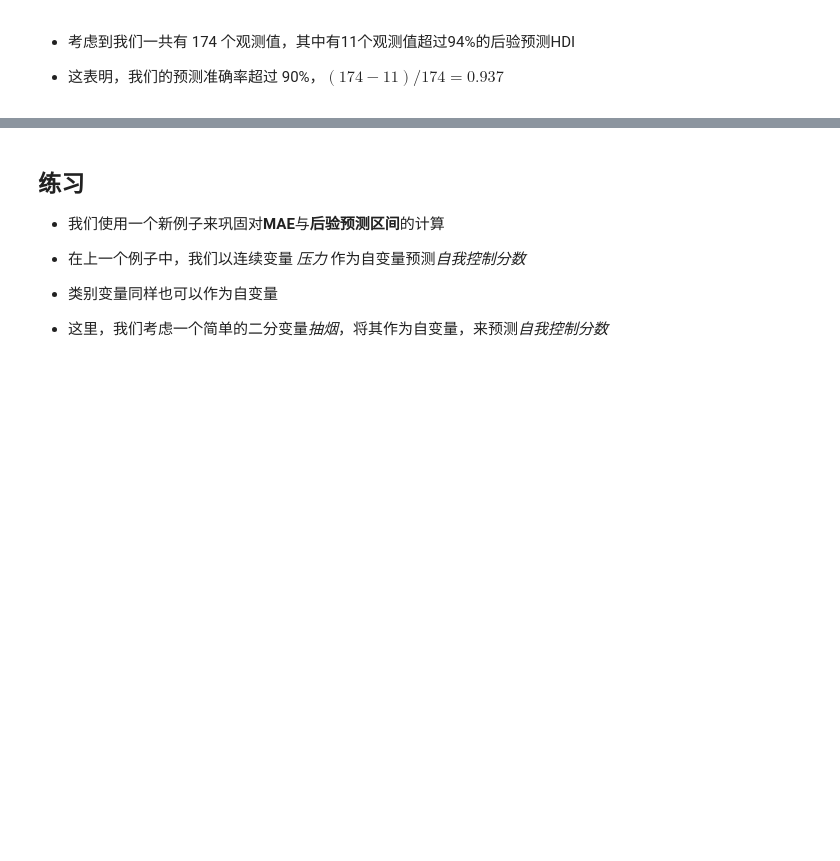
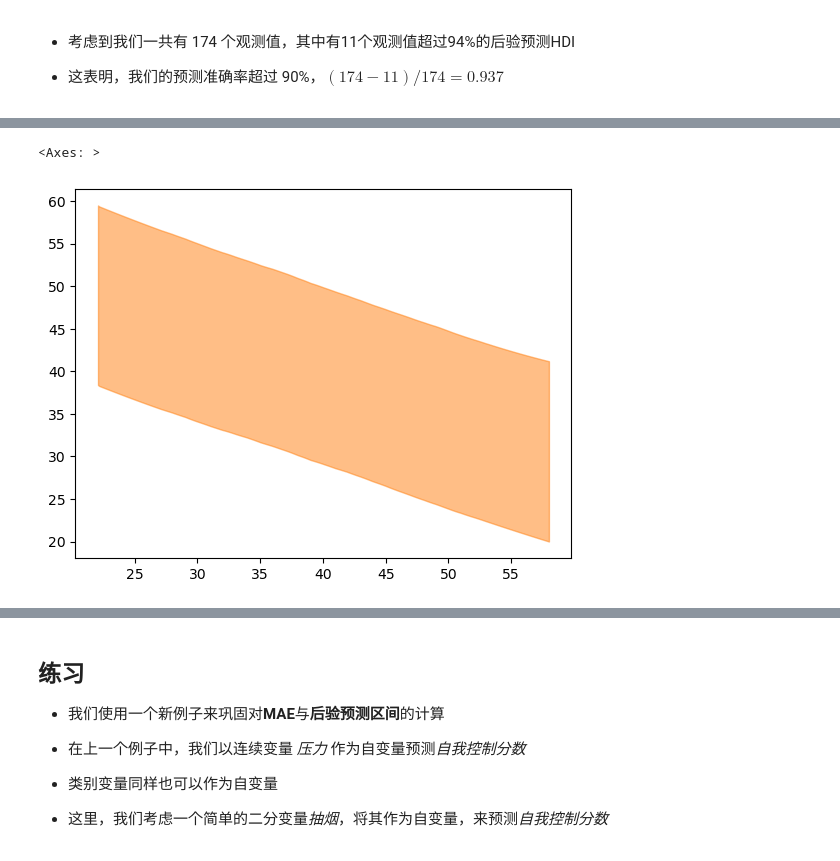
Before and after one commit to Utenna/PyBayesian, a Jupyter notebook: 2023/lin/lec10/lec10_v0.3.ipynb, the cells around one changed output, grey strips where cells are left out. Drawn from its saved outputs; the diff is of its cells as text; code cells hidden in the pictures; blank space fills up the shorter version.

```diff
--- a/2023/lin/lec10/lec10_v0.3.ipynb
+++ b/2023/lin/lec10/lec10_v0.3.ipynb
@@ -658,0 +717,5 @@ print(f"所有超过后验预测范围HDI的数量: {total_number}")
+# %%
+az.plot_hdi(ppc.constant_data["x"], ppc.posterior_predictive["y_est"])
+# %% [output]
+<Axes: >
+[figure, added]
```
Also changed, not shown: parts of 26 cells of this notebook, 5 other files.
